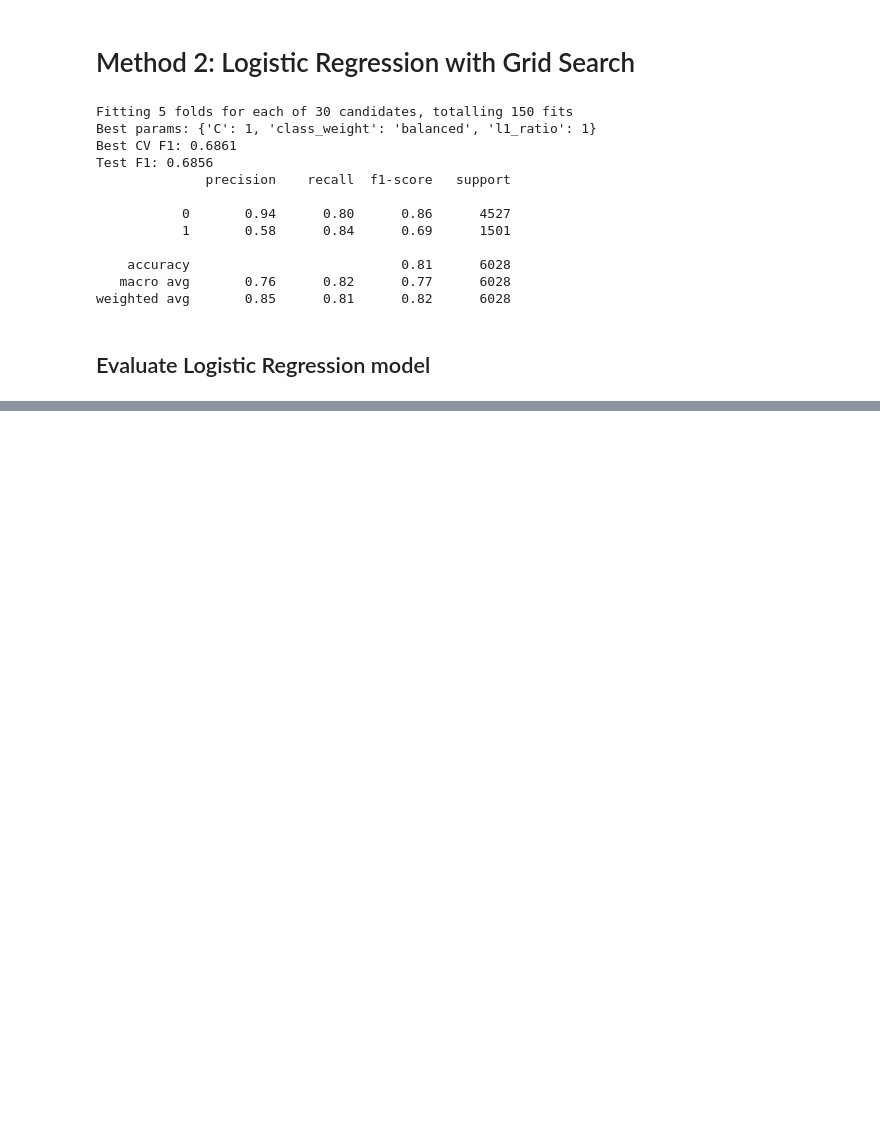
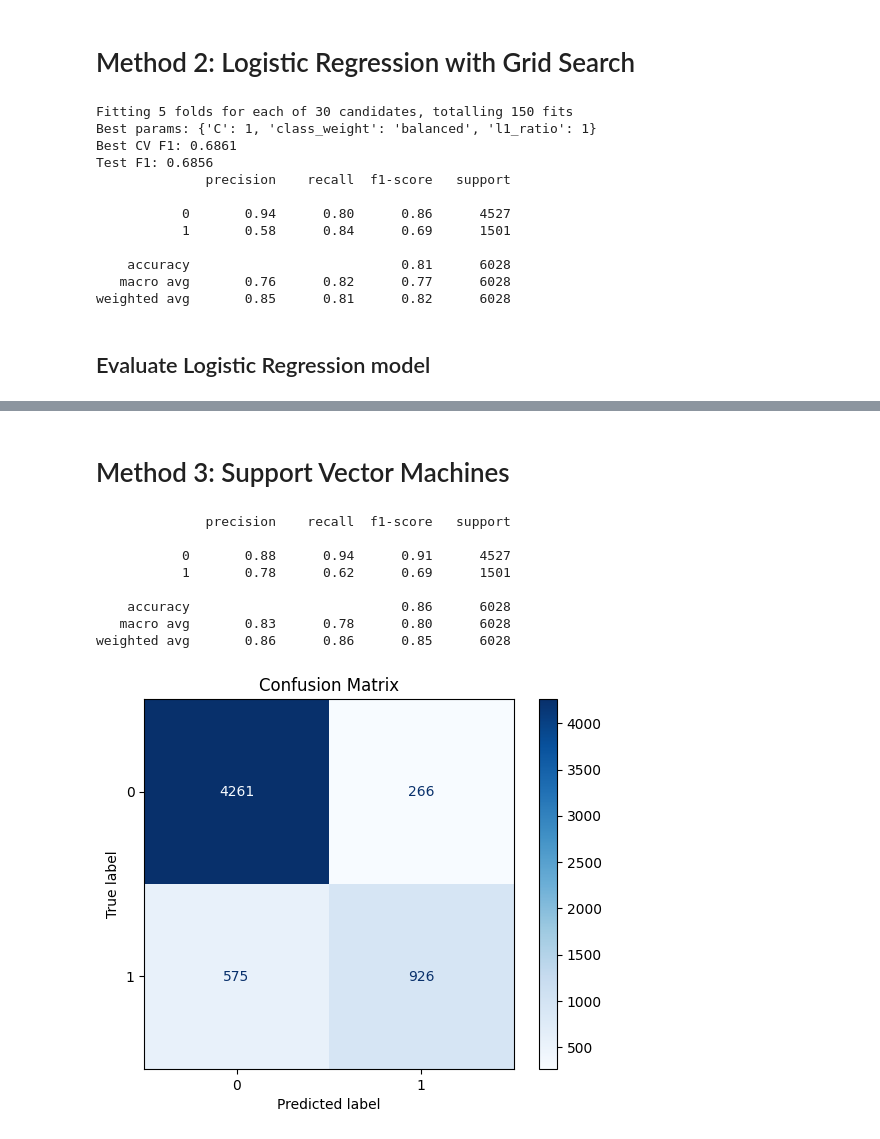
Before and after one commit to LouisUF/Intro-To-ML-Project, a Jupyter notebook: Term Project Group 19.ipynb, the cells around one changed output, grey strips where cells are left out. Cells and saved outputs as stored; diff of their text form; code cells hidden in the pictures; blank space fills up the shorter version.

```diff
--- a/Term Project Group 19.ipynb
+++ b/Term Project Group 19.ipynb
@@ -848,0 +847,16 @@ weighted avg       0.85      0.81      0.82      6028
+# %% [markdown]
+# Method 3: Support Vector Machines
+# %%
+svm_clf = SVC()
+svm_clf.fit(X_train, y_train)
+test_model(svm_clf)
+# %% [output]
+              precision    recall  f1-score   support
+
+           0       0.88      0.94      0.91      4527
+           1       0.78      0.62      0.69      1501
+
+    accuracy                           0.86      6028
+   macro avg       0.83      0.78      0.80      6028
+weighted avg       0.86      0.86      0.85      6028
+[figure, added]
```
Also changed, not shown: parts of 39 cells of this notebook.
